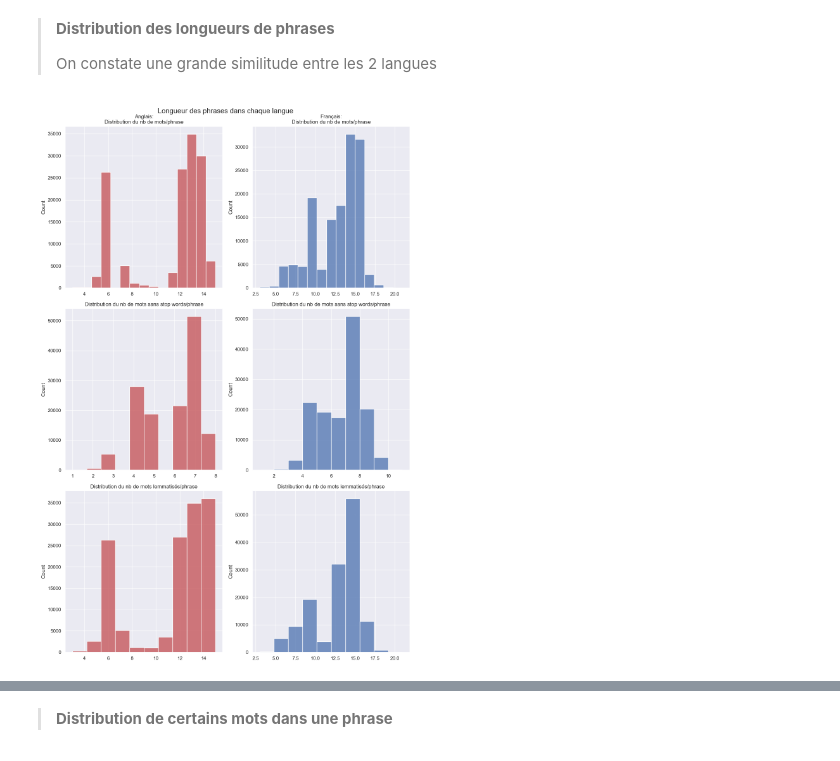
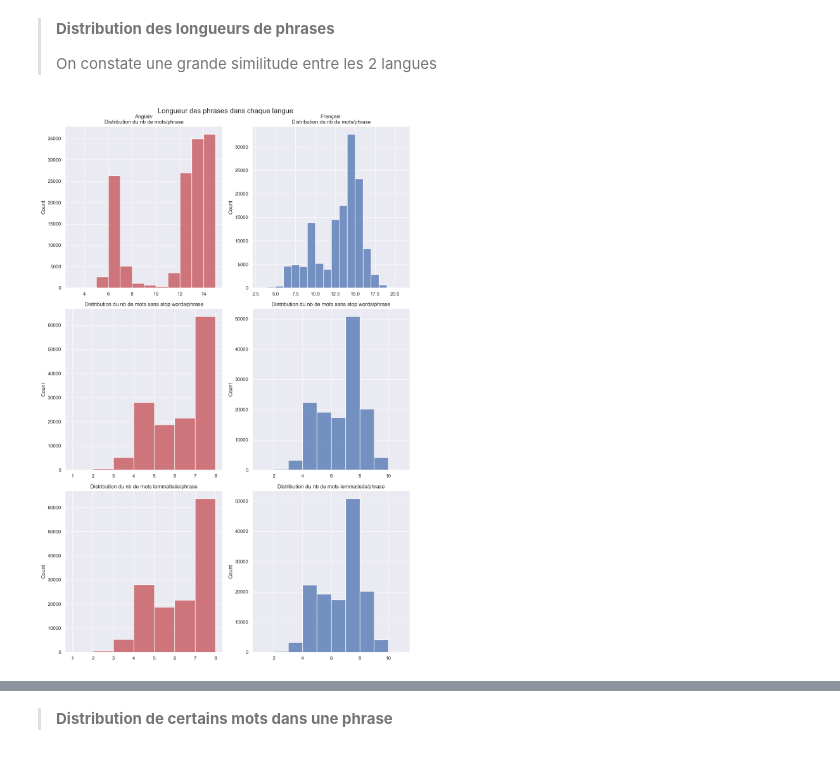
Before and after one commit to DataScientest-Studio/AVR23_CDS_Reco_vocale, a Jupyter notebook: Exploration 5 small_vocab.ipynb, the cells around one changed output, grey strips where cells are left out. Drawn from its saved outputs; the diff is of its cells as text; code cells hidden in the pictures.

```diff
--- a/Exploration 5 small_vocab.ipynb
+++ b/Exploration 5 small_vocab.ipynb
@@ -30,8 +48,11 @@ warnings.filterwarnings('ignore')
 # %%
 # Indiquer si l'on veut enlever les stop words. C'est un processus long
 stopwords_to_do = True
-# Indiquer si l'on veut lemmatiser les phrases. C'est un processus long
+# Indiquer si l'on veut lemmatiser les phrases, un fois les stop words enlevés. C'est un processus long
 lemmatize_to_do = True
+# ====
+if not stopwords_to_do:
+    lemmatize_to_do = False
 # %% [markdown]
 > **Définition d'une fonction pour lire les fichiers small_vocab en anglais et en français, et conversion en minuscules :**
 # %%
@@ -254,11 +275,11 @@ def preprocess_txt (data, lang):
                 data_split_wo_stopwords.append(data_wosw.split())
                 data_length_wo_stopwords.append(len(data_wosw.split()))
 
-            # Lemmatisation
-            if lemmatize_to_do:
-                data_lemmatized = lemmatize(data[i],lang).split()
-                data_lem.append(data_lemmatized)
-                data_lem_length.append(len(data_lemmatized))
+                # Lemmatisation
+                if lemmatize_to_do:
+                    data_lemmatized = lemmatize(data_wosw,lang).split()
+                    data_lem.append(data_lemmatized)
+                    data_lem_length.append(len(data_lemmatized))
 
     # Affichage des 5 premiers txt_split
     for i in range(5):
@@ -277,9 +298,10 @@ def preprocess_txt (data, lang):
     corpus = list(word_count.keys())
     nb_phrases = len(data)
     nb_mots = len(corpus)
-    mots_wo_sw = remove_stopwords("".join([(w+" ") for w in corpus]),l)
-    nb_mots_wo_stopword = len(mots_wo_sw.split())
-    nb_mots_lem = len(lemmatize(mots_wo_sw,lang).split())
+    mots_wo_sw = remove_stopwords("".join([(w+" ") for w in corpus]),l).split()
+    nb_mots_wo_stopword = len(mots_wo_sw)
+    mots_lem = lemmatize("".join([(w+" ") for w in mots_wo_sw]),lang).split()
+    nb_mots_lem = len(mots_lem)
 
     print("Nombre de phrases                     : ",nb_phrases)
     print("Nombre de mots uniques                : ",nb_mots)
@@ -289,6 +311,10 @@ def preprocess_txt (data, lang):
         print("Nombre de mots uniques lemmatisés     : ", nb_mots_lem )
     print("\nMots uniques:")
     print(corpus[:500])
+    print("\nMots uniques sans stop words:")
+    print(mots_wo_sw[:500])
+    print("\nMots uniques kemmatisés:")
+    print(mots_lem[:500])
 
     # Création d'un DataFrame txt_n_unique_val :
     #      colonnes = mots
@@ -493,20 +519,19 @@ chart4.set_xticklabels(chart4.get_xticklabels(), rotation=45, horizontalalignmen
 # %%
 sns.set()
 fig, axes = plt.subplots(3, 2, figsize=(12, 18))
 
 fig.suptitle("Longueur des phrases dans chaque langue", fontsize=16)
 fig.tight_layout()
 axes = axes.ravel()
 
-
-sns.histplot(data=sent_len_en, bins=15, color='r', ax=axes[0]).set(title='Anglais:\nDistribution du nb de mots/phrase');
-sns.histplot(data=sent_len_fr, bins=15, color='b', ax=axes[1]).set(title='Français:\nDistribution du nb de mots/phrase');
-sns.histplot(data=sent_wo_sw_len_en, bins=10, color='r', ax=axes[2]).set(title='Distribution du nb de mots sans stop words/phrase');
-sns.histplot(data=sent_wo_sw_len_fr, bins=10, color='b', ax=axes[3]).set(title='Distribution du nb de mots sans stop words/phrase');
-sns.histplot(data=sent_lem_len_en, bins=10, color='r', ax=axes[4]).set(title='Distribution du nb de mots lemmatisés/phrase');
-sns.histplot(data=sent_lem_len_fr, bins=10, color='b', ax=axes[5]).set(title='Distribution du nb de mots lemmatisés/phrase');
+sns.histplot(data=sent_len_en, binwidth=1, color='r', ax=axes[0]).set(title='Anglais:\nDistribution du nb de mots/phrase');
+sns.histplot(data=sent_len_fr, binwidth=1, color='b', ax=axes[1]).set(title='Français:\nDistribution du nb de mots/phrase');
+sns.histplot(data=sent_wo_sw_len_en, binwidth=1, color='r', ax=axes[2]).set(title='Distribution du nb de mots sans stop words/phrase');
+sns.histplot(data=sent_wo_sw_len_fr, binwidth=1, color='b', ax=axes[3]).set(title='Distribution du nb de mots sans stop words/phrase');
+sns.histplot(data=sent_lem_len_en, binwidth=1, color='r', ax=axes[4]).set(title='Distribution du nb de mots lemmatisés/phrase');
+sns.histplot(data=sent_lem_len_fr, binwidth=1, color='b', ax=axes[5]).set(title='Distribution du nb de mots lemmatisés/phrase');
 
 fig.tight_layout()
 plt.show()
 # %% [output]
-[figure, old version]
+[figure, new version]
```
Also changed, not shown: parts of 5 cells of this notebook.
